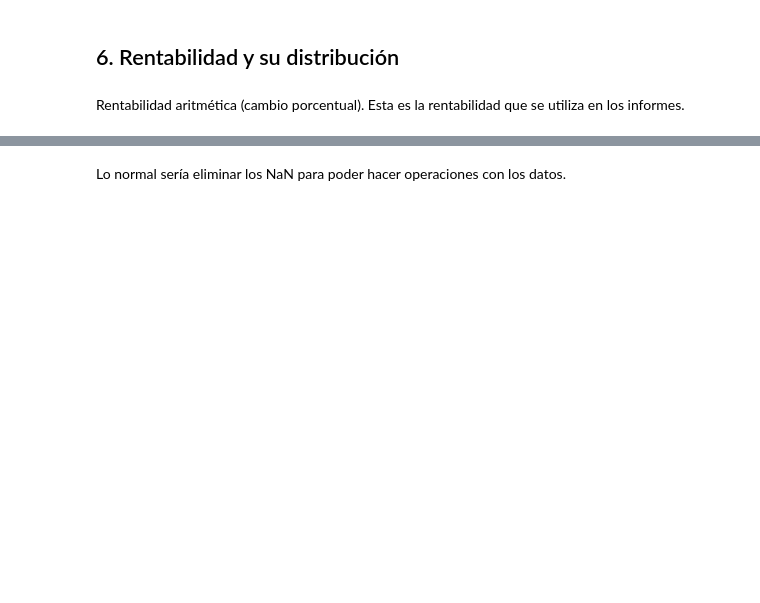
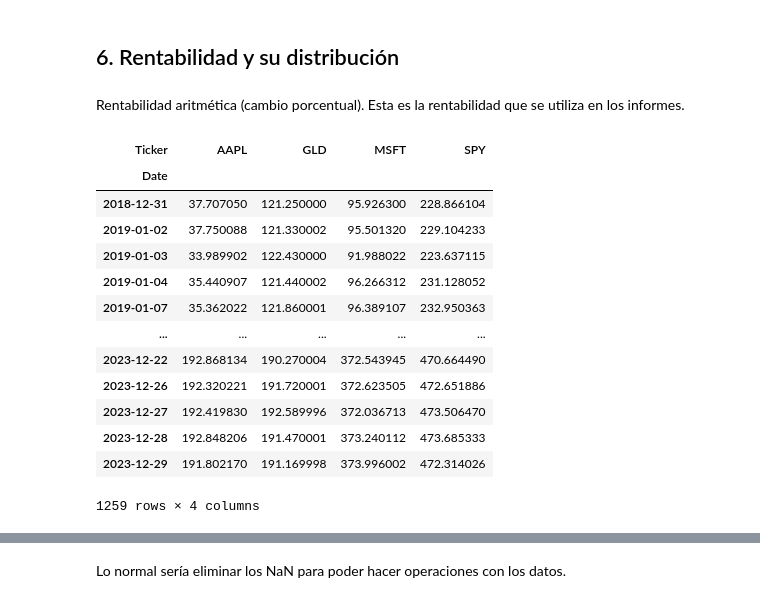
Before and after one commit to alfonso-santos/Introduccion-a-Python-para-las-Finanzas-2024, a Jupyter notebook: Modulo_02_Aplicaciones_Financieras/src/02_01_Descarga_y_descripción_de_activos_financieros_rev_2.ipynb, the cells around one changed output, grey strips where cells are left out. Saved outputs shown, nothing was run; the diff lists cells and outputs as text; code cells hidden in the pictures; blank space fills up the shorter version.

```diff
--- a/Modulo_02_Aplicaciones_Financieras/src/02_01_Descarga_y_descripción_de_activos_financieros_rev_2.ipynb
+++ b/Modulo_02_Aplicaciones_Financieras/src/02_01_Descarga_y_descripción_de_activos_financieros_rev_2.ipynb
@@ -1151,6 +1167,23 @@ plt.show()
 ## 6.  Rentabilidad y su distribución
 # %% [markdown]
 Rentabilidad aritmética (cambio porcentual). Esta es la rentabilidad que se utiliza en los informes.
+# %%
+data
+# %% [output]
+| Ticker | AAPL | GLD | MSFT | SPY |
+| Date |  |  |  |  |
+| 2018-12-31 | 37.707050 | 121.250000 | 95.926300 | 228.866104 |
+| 2019-01-02 | 37.750088 | 121.330002 | 95.501320 | 229.104233 |
+| 2019-01-03 | 33.989902 | 122.430000 | 91.988022 | 223.637115 |
+| 2019-01-04 | 35.440907 | 121.440002 | 96.266312 | 231.128052 |
+| 2019-01-07 | 35.362022 | 121.860001 | 96.389107 | 232.950363 |
+| ... | ... | ... | ... | ... |
+| 2023-12-22 | 192.868134 | 190.270004 | 372.543945 | 470.664490 |
+| 2023-12-26 | 192.320221 | 191.720001 | 372.623505 | 472.651886 |
+| 2023-12-27 | 192.419830 | 192.589996 | 372.036713 | 473.506470 |
+| 2023-12-28 | 192.848206 | 191.470001 | 373.240112 | 473.685333 |
+| 2023-12-29 | 191.802170 | 191.169998 | 373.996002 | 472.314026 |
+1259 rows × 4 columns
 # %%
 rentabilidad = data.pct_change(fill_method=None)
 rentabilidad
```
Also changed, not shown: parts of 21 cells of this notebook.
